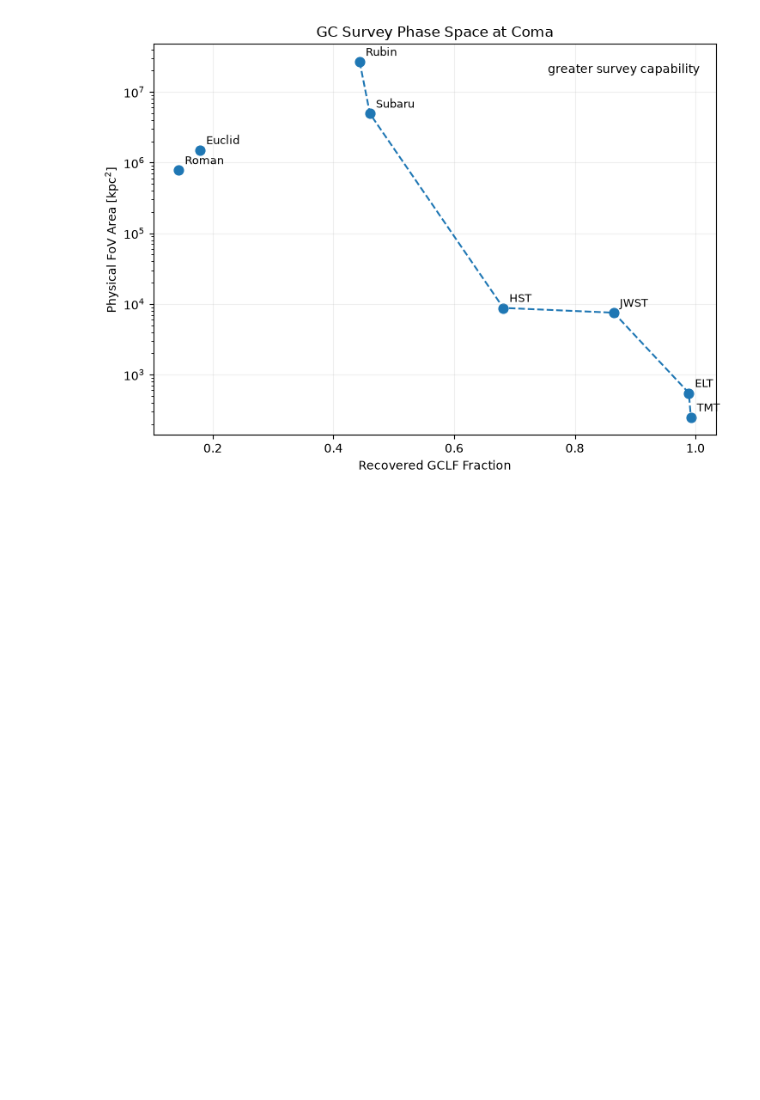
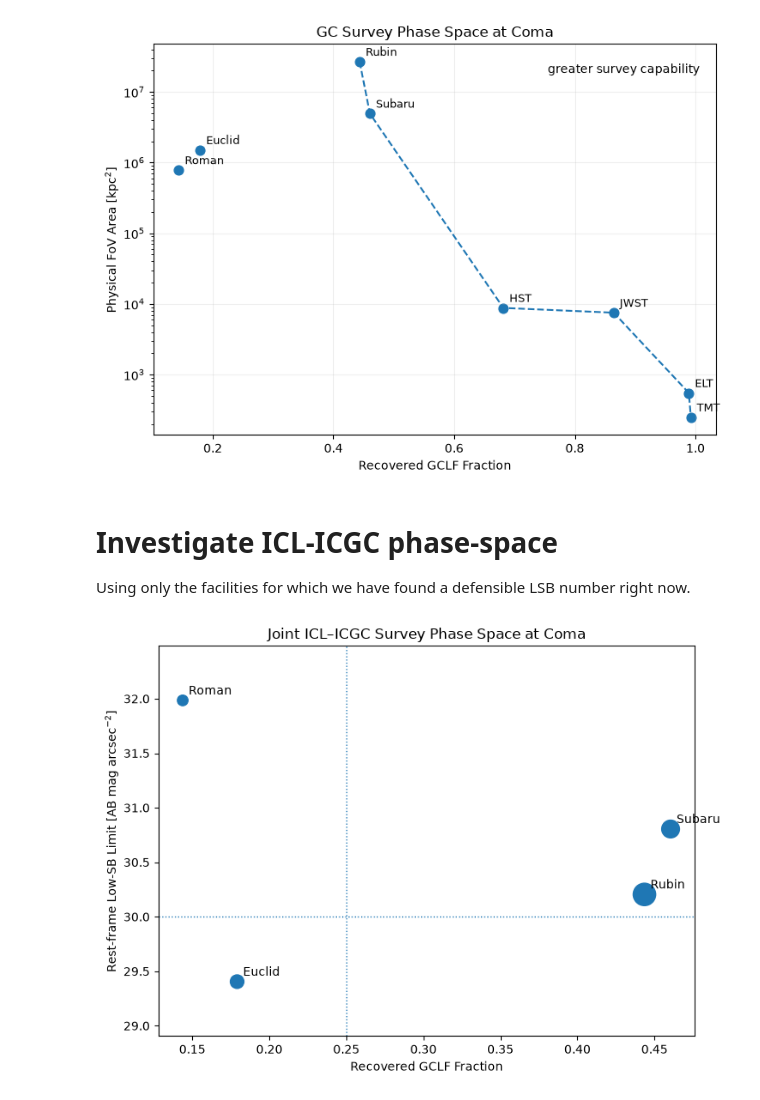
Before and after one commit to Pommers/gc-survey-telescopes, a Jupyter notebook: notebooks/02_gclf_reach.ipynb, the cells around one changed output. Saved outputs shown, nothing was run; the diff lists cells and outputs as text; code cells hidden in the pictures; blank space fills up the shorter version.

Commit message:
Updates for Joint ICL–ICGC Survey Phase Space

```diff
--- a/notebooks/02_gclf_reach.ipynb
+++ b/notebooks/02_gclf_reach.ipynb
@@ -1569,3 +1569,7 @@ plt.tight_layout()
 plt.show()
 # %% [output]
 [figure]
+# %% [markdown]
+# Investigate ICL-ICGC phase-space
+
+Using only the facilities for which we have found a defensible LSB number right now.
@@ -1571,0 +1608,65 @@ plt.show()
+# %%
+joint = cluster_bench.merge(
+    lsb,
+    on="facility",
+    how="inner"
+)
+
+joint["mu_lim_rest"] = (
+    joint["mu_lim_obs"]
+    - 10*np.log10(1 + joint["z"])
+)
+# %%
+coma_joint = joint[
+    joint["cluster"] == "Coma"
+].copy()
+# %%
+fig, ax = plt.subplots(figsize=(7.5, 5.5))
+
+sizes = 80 + 180 * (
+    np.log10(coma_joint["fov_area_kpc2"])
+    - np.log10(coma_joint["fov_area_kpc2"]).min()
+)
+
+ax.scatter(
+    coma_joint["gc_fraction"],
+    coma_joint["mu_lim_rest"],
+    s=sizes
+)
+
+ax.axhline(
+    30.0,
+    ls=":",
+    lw=1
+)
+
+ax.axvline(
+    0.25,
+    ls=":",
+    lw=1
+)
+
+for _, row in coma_joint.iterrows():
+    ax.annotate(
+        row["facility"],
+        (row["gc_fraction"], row["mu_lim_rest"]),
+        xytext=(5, 5),
+        textcoords="offset points"
+    )
+
+ax.set_ylim(
+    coma_joint["mu_lim_rest"].min() - 0.5,
+    coma_joint["mu_lim_rest"].max() + 0.5
+)
+
+ax.set_xlabel("Recovered GCLF Fraction")
+ax.set_ylabel(
+    r"Rest-frame Low-SB Limit [AB mag arcsec$^{-2}$]"
+)
+
+ax.set_title("Joint ICL–ICGC Survey Phase Space at Coma")
+
+plt.tight_layout()
+plt.show()
+# %% [output]
+[figure, added]
```
Also changed, not shown: parts of 11 cells of this notebook.
